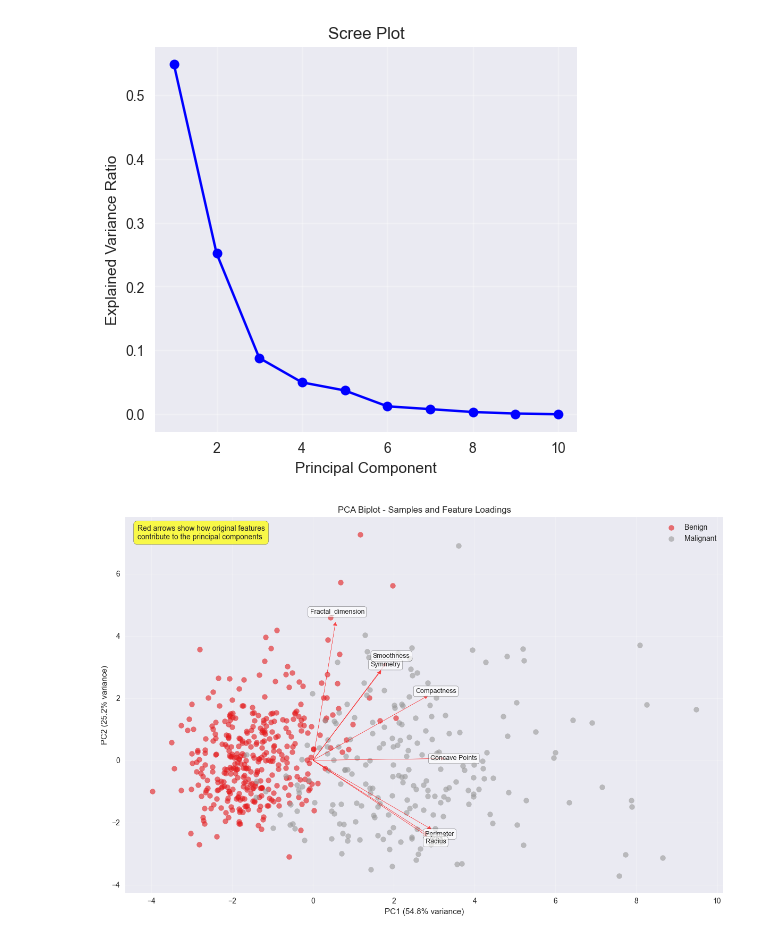
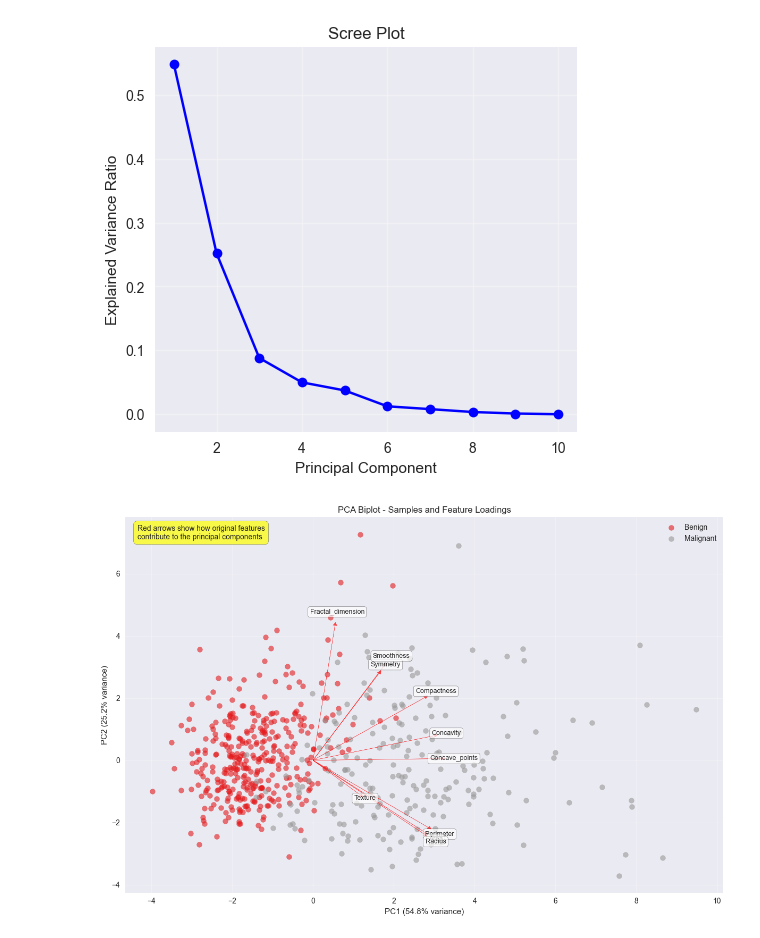
Before and after one commit to domwelsh/ctic_pca, a Jupyter notebook: pca_notebook.ipynb, the cells around one changed output. Drawn from its saved outputs; the diff is of its cells as text; code cells hidden in the pictures.

```diff
--- a/pca_notebook.ipynb
+++ b/pca_notebook.ipynb
@@ -170,0 +126,29 @@ Std: [1. 1. 1. 1. 1.]
+# %%
+# Feature distributions
+fig, axes = plt.subplots(2, 5, figsize=(20, 8))
+axes = axes.flatten()
+
+for i, column in enumerate(X.columns):
+    ax = axes[i]
+    if y is not None:
+        # Create separate histograms for each diagnosis
+        unique_labels = np.unique(y)
+        colors = ['red', 'blue']
+
+        for j, label in enumerate(unique_labels):
+            mask = y == label
+            ax.hist(X[column][mask], bins=30, alpha=0.6,
+                   label=label, color=colors[j % len(colors)])
+        ax.legend()
+    else:
+        ax.hist(X[column], bins=30, alpha=0.7)
+
+    ax.set_title(f'{column} Distribution')
+    ax.set_xlabel(column)
+    ax.set_ylabel('Frequency')
+    ax.grid(True, alpha=0.3)
+
+plt.suptitle('Original Feature Distributions by Diagnosis',
+             fontsize=16)
+plt.tight_layout()
+plt.show()
@@ -254,35 +336,35 @@ def plot_biplot(pca_scores, pca_components, feature_names, target=None, pc1=0, p
         # Draw arrow
         ax.arrow(0, 0, arrow_x, arrow_y,
                 head_width=0.1, head_length=0.1, fc='red', ec='red', alpha=0.7)
 
         # Add feature name
         ax.text(arrow_x * 1.1, arrow_y * 1.1, feature_names[i],
                fontsize=9, ha='center', va='center',
                bbox=dict(boxstyle="round,pad=0.3", facecolor="white", alpha=0.7))
 
     # Set labels and title
     var_explained = pca.explained_variance_ratio_
     ax.set_xlabel(f'PC{pc1+1} ({var_explained[pc1]:.1%} variance)')
     ax.set_ylabel(f'PC{pc2+1} ({var_explained[pc2]:.1%} variance)')
     ax.set_title(f'PCA Biplot - Samples and Feature Loadings')
 
     # Add grid and legend
     ax.grid(True, alpha=0.3)
     if target is not None:
         ax.legend()
 
     # Add explanation text
     ax.text(0.02, 0.98, 'Red arrows show how original features\ncontribute to the principal components',
            transform=ax.transAxes, verticalalignment='top',
            bbox=dict(boxstyle="round,pad=0.5", facecolor="yellow", alpha=0.7))
 
     plt.tight_layout()
     plt.show()
 
 # Create the biplot
-plot_biplot(X_pca, pca.components_, X.columns.tolist(), target=y, max_features=8)
+plot_biplot(X_pca, pca.components_, X.columns.tolist(), target=y)
 # %% [output]
-[figure, old version]
+[figure, new version]
 # %% [markdown]
 ## 3. Multiple Factor Analysis (MFA)
 
```
Also changed, not shown: parts of 28 cells of this notebook, 1 other file.
